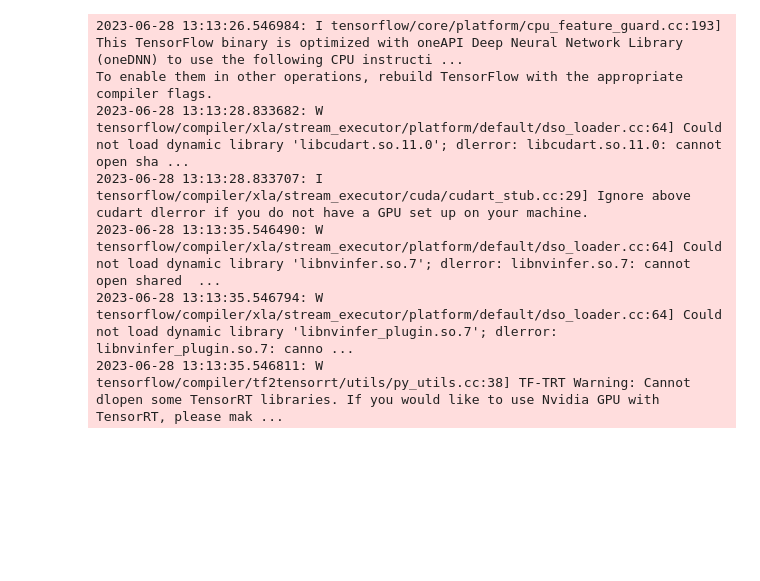
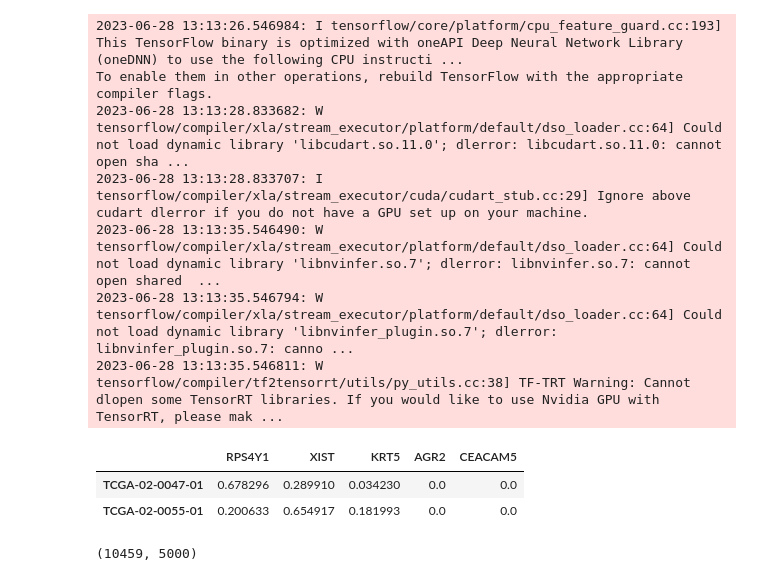
Before and after one commit to drclab/MLDL-Compunomics, a Jupyter notebook: drclab/ch_7.ipynb, the cells around one changed output. Drawn from its saved outputs; the diff is of its cells as text; code cells hidden in the pictures; blank space fills up the shorter version.

```diff
--- a/drclab/ch_7.ipynb
+++ b/drclab/ch_7.ipynb
@@ -71,4 +71,16 @@ To enable them in other operations, rebuild TensorFlow with the appropriate comp
 2023-06-28 13:13:35.546794: W tensorflow/compiler/xla/stream_executor/platform/default/dso_loader.cc:64] Could not load dynamic library 'libnvinfer_plugin.so.7'; dlerror: libnvinfer_plugin.so.7: canno ...
 2023-06-28 13:13:35.546811: W tensorflow/compiler/tf2tensorrt/utils/py_utils.cc:38] TF-TRT Warning: Cannot dlopen some TensorRT libraries. If you would like to use Nvidia GPU with TensorRT, please mak ...
 # %%
-pancan_rnaseq_df = pd.read_csv('../Chapter07/data/pancan_scaled_zeroone_rnaseq.tsv', index_col=0, sep='\t', low_memory=False)
+df = pd.read_csv('../Chapter07/data/pancan_scaled_zeroone_rnaseq.tsv',
+                               index_col=0, sep='\t',
+                               low_memory=False)
+# %%
+df.iloc[:2,:5]
+# %% [output]
+|  | RPS4Y1 | XIST | KRT5 | AGR2 | CEACAM5 |
+| TCGA-02-0047-01 | 0.678296 | 0.289910 | 0.034230 | 0.0 | 0.0 |
+| TCGA-02-0055-01 | 0.200633 | 0.654917 | 0.181993 | 0.0 | 0.0 |
+# %%
+df.shape
+# %% [output]
+(10459, 5000)
```
Also changed, not shown: parts of 6 cells of this notebook.
